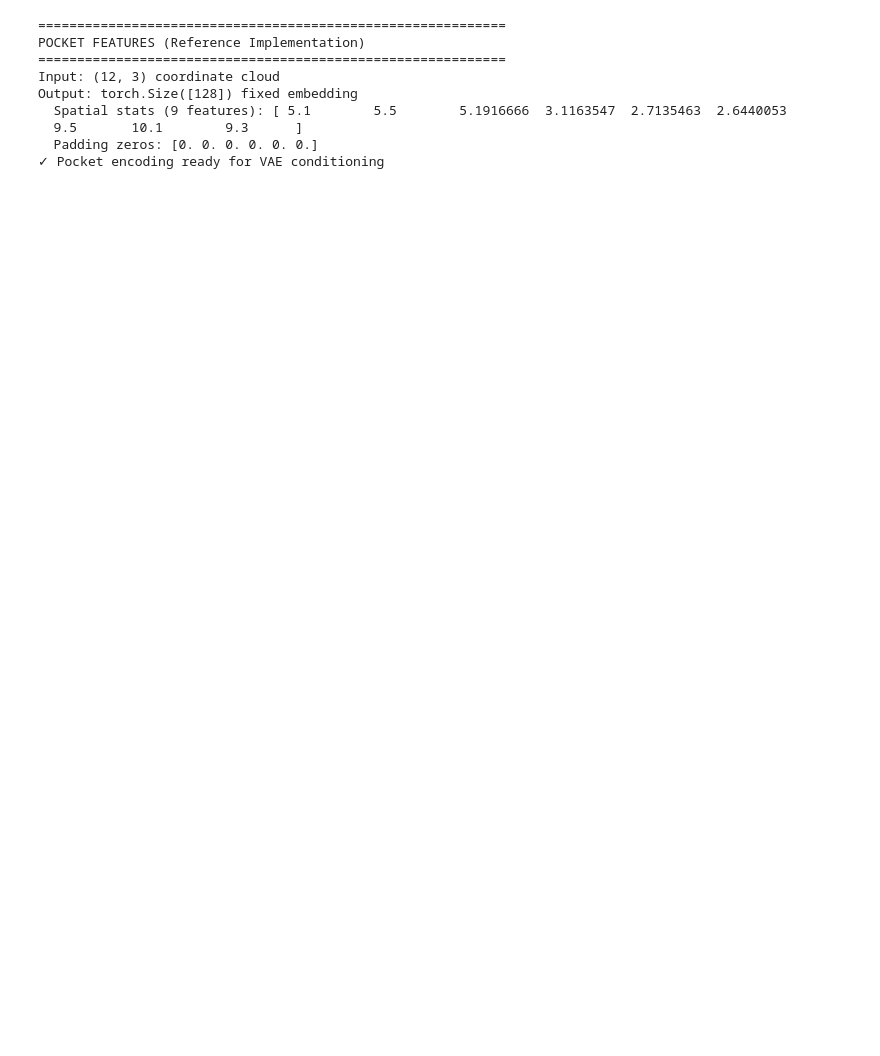
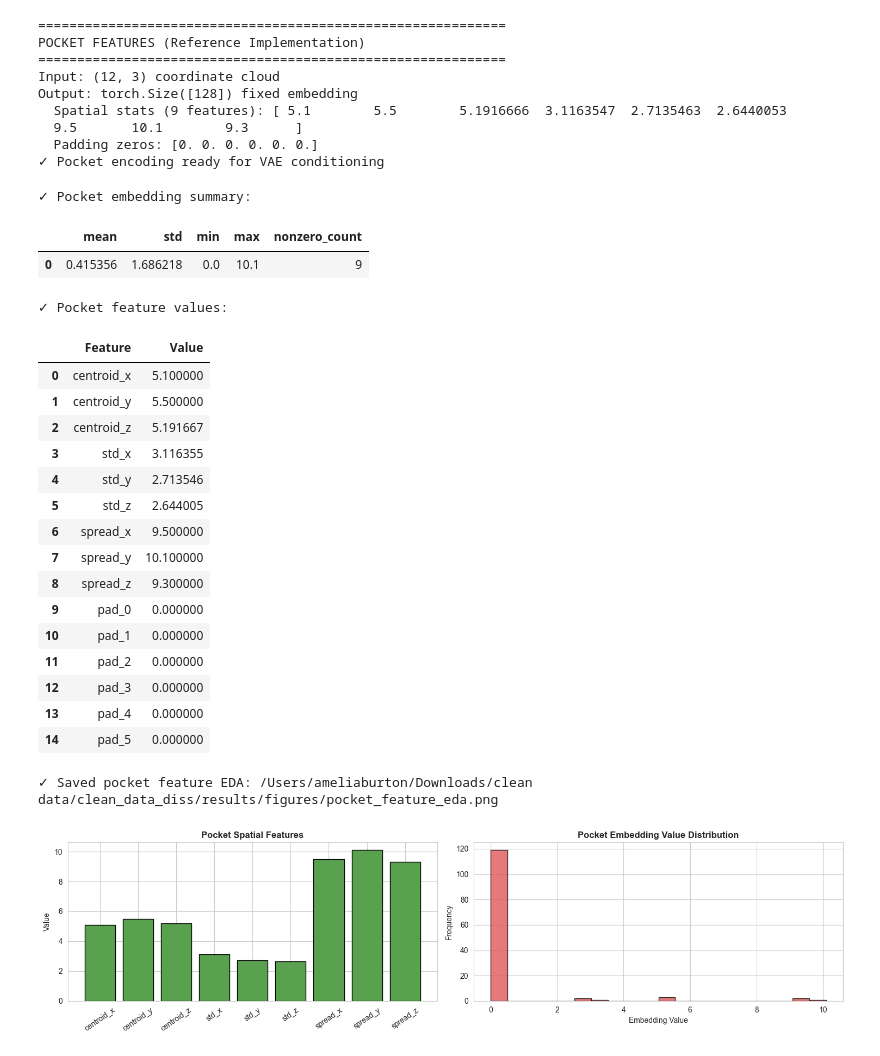
Before and after one commit to ameliasburton/clean_data_diss, a Jupyter notebook: src/01_Data_Prep_and_EDA.ipynb, the cells around one changed output. Saved outputs shown, nothing was run; the diff lists cells and outputs as text; code cells hidden in the pictures; blank space fills up the shorter version.

```diff
--- a/src/01_Data_Prep_and_EDA.ipynb
+++ b/src/01_Data_Prep_and_EDA.ipynb
@@ -520,3 +1006,71 @@ Output: torch.Size([128]) fixed embedding
   9.5       10.1        9.3      ]
   Padding zeros: [0. 0. 0. 0. 0. 0.]
 ✓ Pocket encoding ready for VAE conditioning
+# %%
+# ===== EDA: Pocket Feature Inspection =====
+
+if 'pocket_embedding' in globals():
+    pocket_array = pocket_embedding.detach().cpu().numpy().astype(float)
+    pocket_labels = [
+        'centroid_x', 'centroid_y', 'centroid_z',
+        'std_x', 'std_y', 'std_z',
+        'spread_x', 'spread_y', 'spread_z'
+    ]
+    pocket_df = pd.DataFrame({
+        'Feature': pocket_labels + [f'pad_{i}' for i in range(len(pocket_array) - len(pocket_labels))],
+        'Value': pocket_array
+    })
+
+    print('✓ Pocket embedding summary:')
+    display(pd.DataFrame({
+        'mean': [pocket_array.mean()],
+        'std': [pocket_array.std()],
+        'min': [pocket_array.min()],
+        'max': [pocket_array.max()],
+        'nonzero_count': [(pocket_array != 0).sum()]
+    }))
+
+    print('\n✓ Pocket feature values:')
+    display(pocket_df.head(15))
+
+    fig, axes = plt.subplots(1, 2, figsize=(15, 4))
+
+    axes[0].bar(pocket_labels, pocket_array[:9], color='#59A14F', edgecolor='black')
+    axes[0].set_title('Pocket Spatial Features', fontweight='bold')
+    axes[0].tick_params(axis='x', rotation=35)
+    axes[0].set_ylabel('Value')
+
+    axes[1].hist(pocket_array, bins=20, color='#E15759', edgecolor='black', alpha=0.8)
+    axes[1].set_title('Pocket Embedding Value Distribution', fontweight='bold')
+    axes[1].set_xlabel('Embedding Value')
+    axes[1].set_ylabel('Frequency')
+
+    plt.tight_layout()
+    pocket_out = OUT / 'pocket_feature_eda.png'
+    plt.savefig(pocket_out, dpi=300, bbox_inches='tight')
+    print(f'✓ Saved pocket feature EDA: {pocket_out}')
+else:
+    print('⚠ Pocket embedding not available yet; run the pocket encoding cell first')
+# %% [output]
+✓ Pocket embedding summary:
+|  | mean | std | min | max | nonzero_count |
+| 0 | 0.415356 | 1.686218 | 0.0 | 10.1 | 9 |
+✓ Pocket feature values:
+|  | Feature | Value |
+| 0 | centroid_x | 5.100000 |
+| 1 | centroid_y | 5.500000 |
+| 2 | centroid_z | 5.191667 |
+| 3 | std_x | 3.116355 |
+| 4 | std_y | 2.713546 |
+| 5 | std_z | 2.644005 |
+| 6 | spread_x | 9.500000 |
+| 7 | spread_y | 10.100000 |
+| 8 | spread_z | 9.300000 |
+| 9 | pad_0 | 0.000000 |
+| 10 | pad_1 | 0.000000 |
+| 11 | pad_2 | 0.000000 |
+| 12 | pad_3 | 0.000000 |
+| 13 | pad_4 | 0.000000 |
+| 14 | pad_5 | 0.000000 |
+✓ Saved pocket feature EDA: /Users/ameliaburton/Downloads/clean data/clean_data_diss/results/figures/pocket_feature_eda.png
+[figure, added]
```
Also changed, not shown: parts of 10 cells of this notebook, 11 other files.
